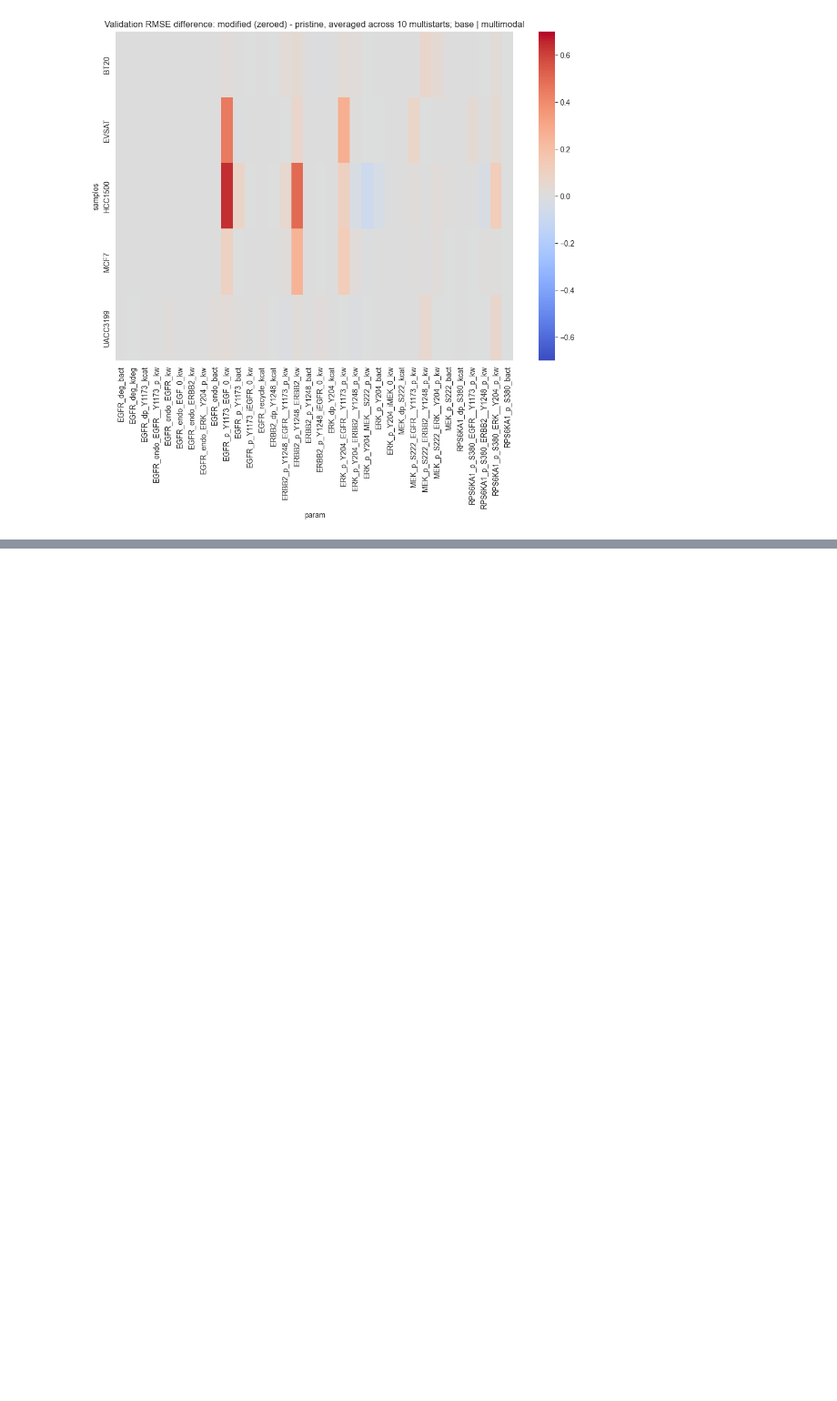
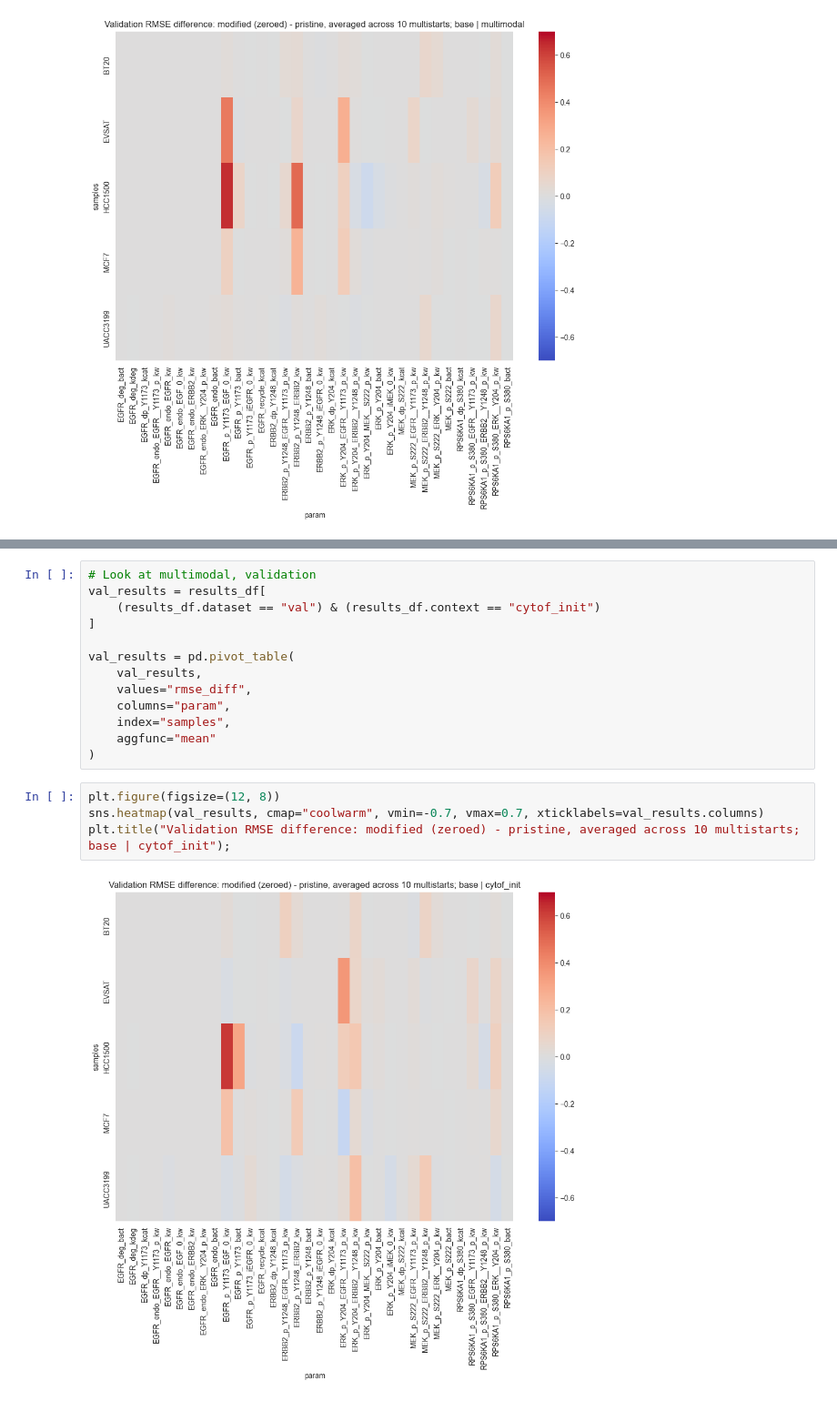
Before and after one commit to frohlich-lab/DeepMechanisticModels, a Jupyter notebook: sensitivity_analysis.ipynb, the cells around one changed output, grey strips where cells are left out. Shown at 91% size. Drawn from its saved outputs; the diff is of its cells as text; blank space fills up the shorter version.

```diff
--- a/sensitivity_analysis.ipynb
+++ b/sensitivity_analysis.ipynb
@@ -180,0 +273,19 @@ plt.savefig("sensitivity_analysis_multimodal_base.png")
+# %%
+# Look at multimodal, validation
+val_results = results_df[
+    (results_df.dataset == "val") & (results_df.context == "cytof_init")
+]
+
+val_results = pd.pivot_table(
+    val_results,
+    values="rmse_diff",
+    columns="param",
+    index="samples",
+    aggfunc="mean"
+)
+# %%
+plt.figure(figsize=(12, 8))
+sns.heatmap(val_results, cmap="coolwarm", vmin=-0.7, vmax=0.7, xticklabels=val_results.columns)
+plt.title("Validation RMSE difference: modified (zeroed) - pristine, averaged across 10 multistarts; base | cytof_init");
+# %% [output]
+[figure, added]
```
Also changed, not shown: parts of 19 cells of this notebook.
